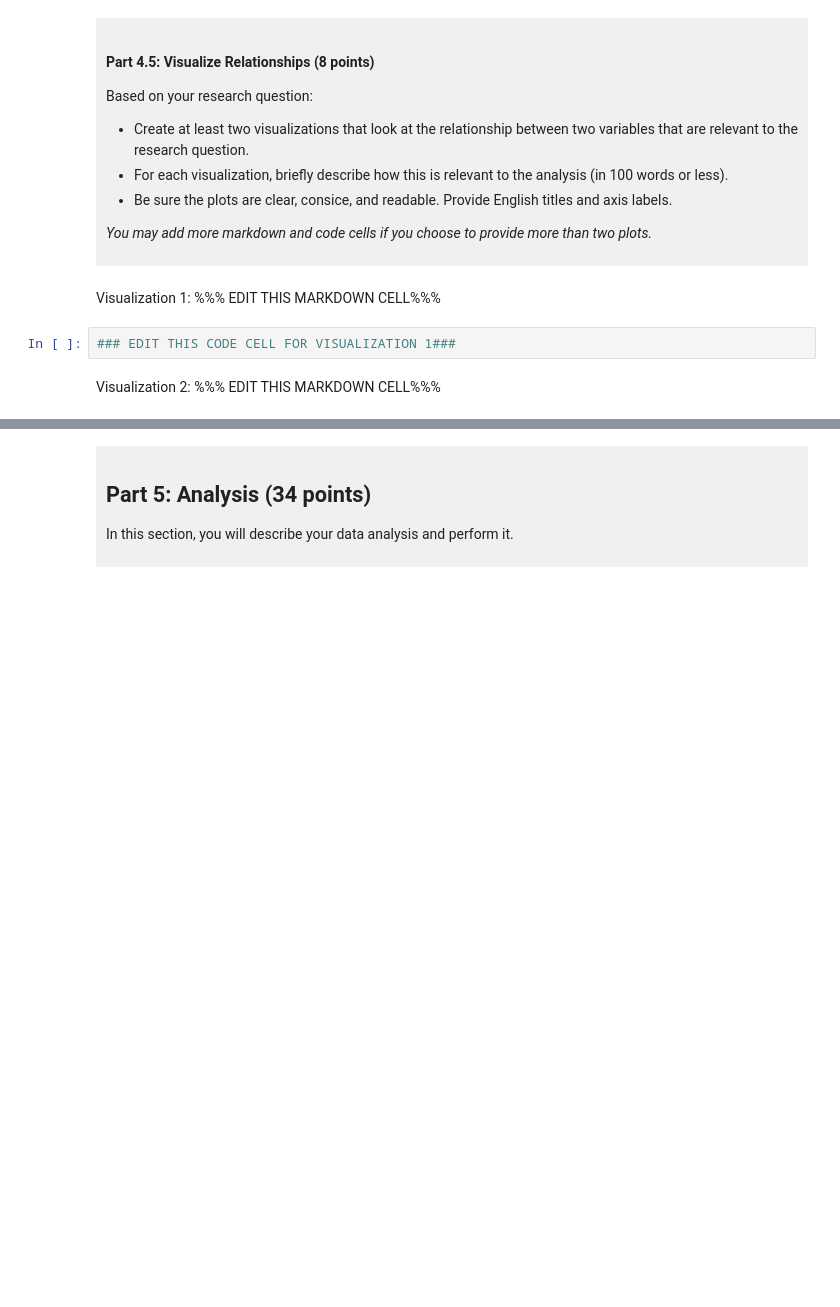
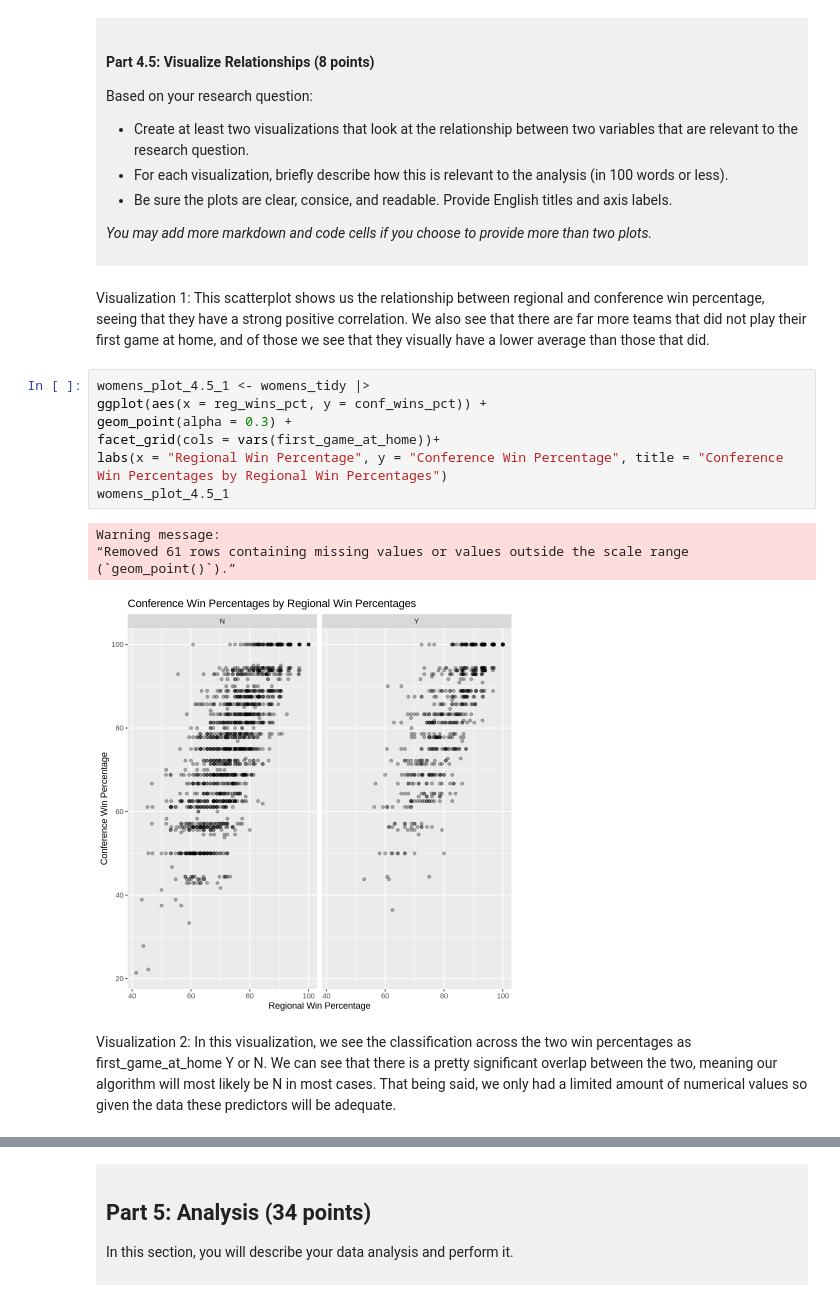
Before and after one commit to willmaas26-source/dsci-100-project-will-maas, a Jupyter notebook: dsci-100-project-notebook.ipynb, the cells around one changed output, grey strips where cells are left out. Saved outputs shown, nothing was run; the diff lists cells and outputs as text; blank space fills up the shorter version.

```diff
--- a/dsci-100-project-notebook.ipynb
+++ b/dsci-100-project-notebook.ipynb
@@ -273,9 +362,19 @@ Based on your research question:
 *You may add more markdown and code cells if you choose to provide more than two plots.*
 </div>
 # %% [markdown]
-Visualization 1: %%% EDIT THIS MARKDOWN CELL%%%
+Visualization 1: This scatterplot shows us the relationship between regional and conference win percentage, seeing that they have a strong positive correlation. We also see that there are far more teams that did not play their first game at home, and of those we see that they visually have a lower average than those that did.
 # %%
-### EDIT THIS CODE CELL FOR VISUALIZATION 1###
+womens_plot_4.5_1 <- womens_tidy |>
+ggplot(aes(x = reg_wins_pct, y = conf_wins_pct)) +
+geom_point(alpha = 0.3) +
+facet_grid(cols = vars(first_game_at_home))+
+labs(x = "Regional Win Percentage", y = "Conference Win Percentage", title = "Conference Win Percentages by Regional Win Percentages")
+womens_plot_4.5_1
+# %% [output]
+Warning message:
+“Removed 61 rows containing missing values or values outside the scale range
+(`geom_point()`).”
+[figure, added]
 # %% [markdown]
-Visualization 2: %%% EDIT THIS MARKDOWN CELL%%%
+Visualization 2: In this visualization, we see the classification across the two win percentages as first_game_at_home Y or N. We can see that there is a pretty significant overlap between the two, meaning our algorithm will most likely be N in most cases. That being said, we only had a limited amount of numerical values so given the data these predictors will be adequate.
 # %%
```
Also changed, not shown: parts of 14 cells of this notebook.
